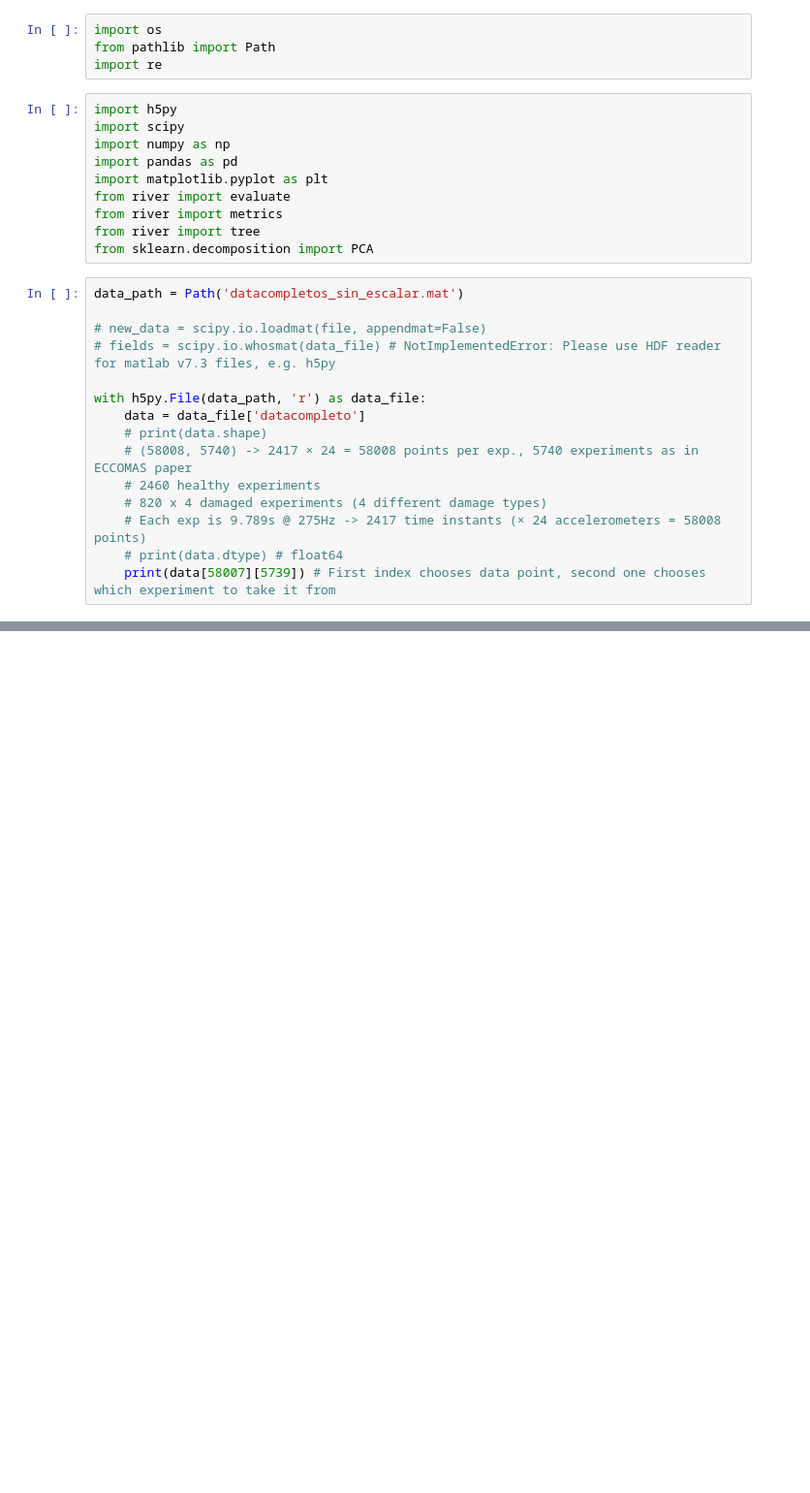
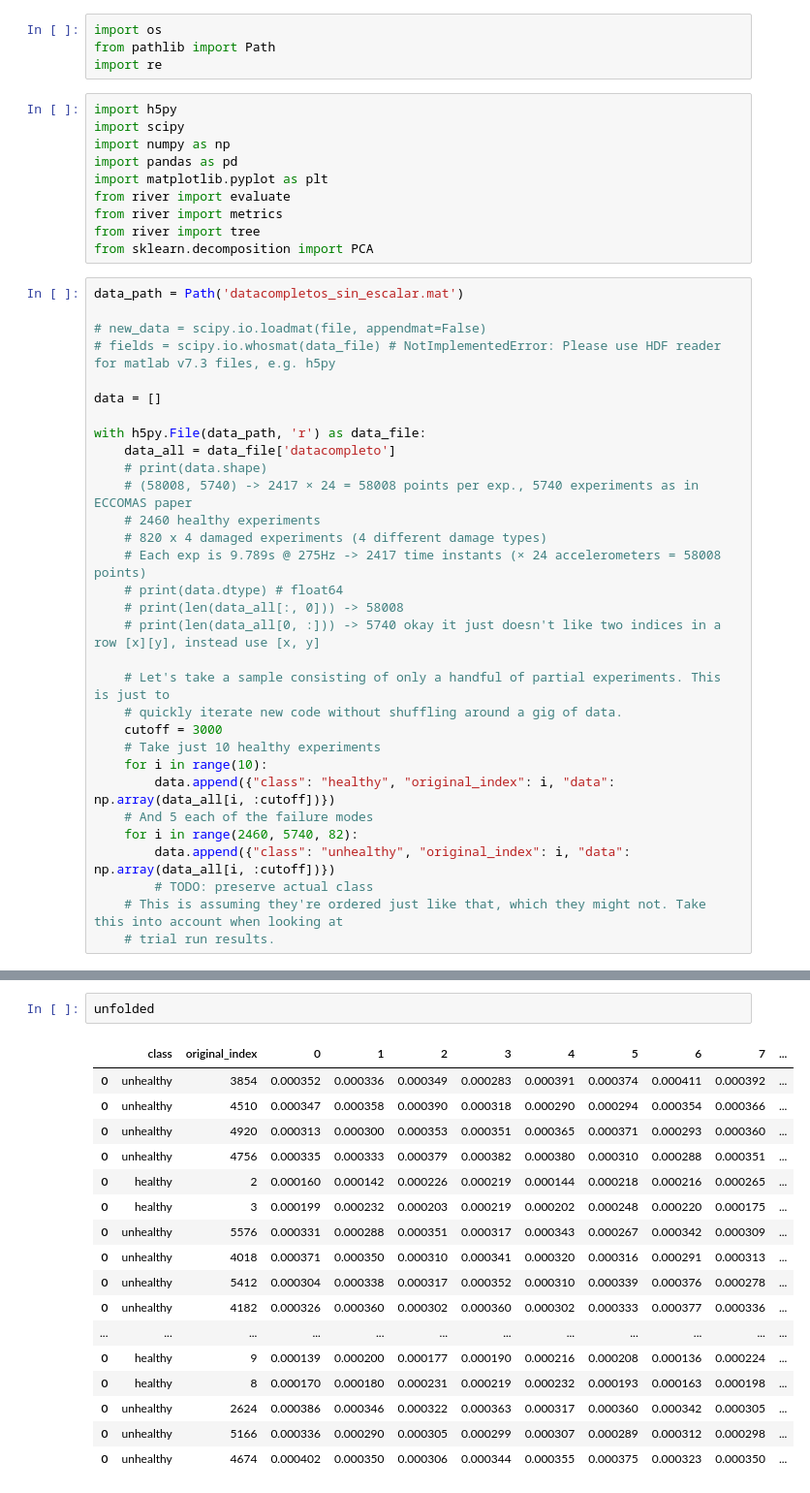
Before and after one commit to compi-migui/tfg-scratchpad, a Jupyter notebook: notebooks/001-data-loading.ipynb, the cells around one changed output, grey strips where cells are left out. Shown at 97% size. Saved outputs shown, nothing was run; the diff lists cells and outputs as text; blank space fills up the shorter version.

```diff
--- a/notebooks/001-data-loading.ipynb
+++ b/notebooks/001-data-loading.ipynb
@@ -18,12 +18,28 @@ data_path = Path('datacompletos_sin_escalar.mat')
 # new_data = scipy.io.loadmat(file, appendmat=False)
 # fields = scipy.io.whosmat(data_file) # NotImplementedError: Please use HDF reader for matlab v7.3 files, e.g. h5py
 
+data = []
+
 with h5py.File(data_path, 'r') as data_file:
-    data = data_file['datacompleto']
+    data_all = data_file['datacompleto']
     # print(data.shape)
     # (58008, 5740) -> 2417 × 24 = 58008 points per exp., 5740 experiments as in ECCOMAS paper
     # 2460 healthy experiments
     # 820 x 4 damaged experiments (4 different damage types)
     # Each exp is 9.789s @ 275Hz -> 2417 time instants (× 24 accelerometers = 58008 points)
     # print(data.dtype) # float64
-    print(data[58007][5739]) # First index chooses data point, second one chooses which experiment to take it from
+    # print(len(data_all[:, 0])) -> 58008
+    # print(len(data_all[0, :])) -> 5740 okay it just doesn't like two indices in a row [x][y], instead use [x, y]
+
+    # Let's take a sample consisting of only a handful of partial experiments. This is just to
+    # quickly iterate new code without shuffling around a gig of data.
+    cutoff = 3000
+    # Take just 10 healthy experiments
+    for i in range(10):
+        data.append({"class": "healthy", "original_index": i, "data": np.array(data_all[i, :cutoff])})
+    # And 5 each of the failure modes
+    for i in range(2460, 5740, 82):
+        data.append({"class": "unhealthy", "original_index": i, "data": np.array(data_all[i, :cutoff])})
+        # TODO: preserve actual class
+    # This is assuming they're ordered just like that, which they might not. Take this into account when looking at
+    # trial run results.
@@ -31,0 +67,20 @@ with h5py.File(data_path, 'r') as data_file:
+# %%
+unfolded
+# %% [output]
+|  | class | original_index | 0 | 1 | 2 | 3 | 4 | 5 | 6 | 7 | ... |
+| 0 | unhealthy | 3854 | 0.000352 | 0.000336 | 0.000349 | 0.000283 | 0.000391 | 0.000374 | 0.000411 | 0.000392 | ... |
+| 0 | unhealthy | 4510 | 0.000347 | 0.000358 | 0.000390 | 0.000318 | 0.000290 | 0.000294 | 0.000354 | 0.000366 | ... |
+| 0 | unhealthy | 4920 | 0.000313 | 0.000300 | 0.000353 | 0.000351 | 0.000365 | 0.000371 | 0.000293 | 0.000360 | ... |
+| 0 | unhealthy | 4756 | 0.000335 | 0.000333 | 0.000379 | 0.000382 | 0.000380 | 0.000310 | 0.000288 | 0.000351 | ... |
+| 0 | healthy | 2 | 0.000160 | 0.000142 | 0.000226 | 0.000219 | 0.000144 | 0.000218 | 0.000216 | 0.000265 | ... |
+| 0 | healthy | 3 | 0.000199 | 0.000232 | 0.000203 | 0.000219 | 0.000202 | 0.000248 | 0.000220 | 0.000175 | ... |
+| 0 | unhealthy | 5576 | 0.000331 | 0.000288 | 0.000351 | 0.000317 | 0.000343 | 0.000267 | 0.000342 | 0.000309 | ... |
+| 0 | unhealthy | 4018 | 0.000371 | 0.000350 | 0.000310 | 0.000341 | 0.000320 | 0.000316 | 0.000291 | 0.000313 | ... |
+| 0 | unhealthy | 5412 | 0.000304 | 0.000338 | 0.000317 | 0.000352 | 0.000310 | 0.000339 | 0.000376 | 0.000278 | ... |
+| 0 | unhealthy | 4182 | 0.000326 | 0.000360 | 0.000302 | 0.000360 | 0.000302 | 0.000333 | 0.000377 | 0.000336 | ... |
+| ... | ... | ... | ... | ... | ... | ... | ... | ... | ... | ... | ... |
+| 0 | healthy | 9 | 0.000139 | 0.000200 | 0.000177 | 0.000190 | 0.000216 | 0.000208 | 0.000136 | 0.000224 | ... |
+| 0 | healthy | 8 | 0.000170 | 0.000180 | 0.000231 | 0.000219 | 0.000232 | 0.000193 | 0.000163 | 0.000198 | ... |
+| 0 | unhealthy | 2624 | 0.000386 | 0.000346 | 0.000322 | 0.000363 | 0.000317 | 0.000360 | 0.000342 | 0.000305 | ... |
+| 0 | unhealthy | 5166 | 0.000336 | 0.000290 | 0.000305 | 0.000299 | 0.000307 | 0.000289 | 0.000312 | 0.000298 | ... |
+| 0 | unhealthy | 4674 | 0.000402 | 0.000350 | 0.000306 | 0.000344 | 0.000355 | 0.000375 | 0.000323 | 0.000350 | ... |
```
Also changed, not shown: parts of 8 cells of this notebook.
